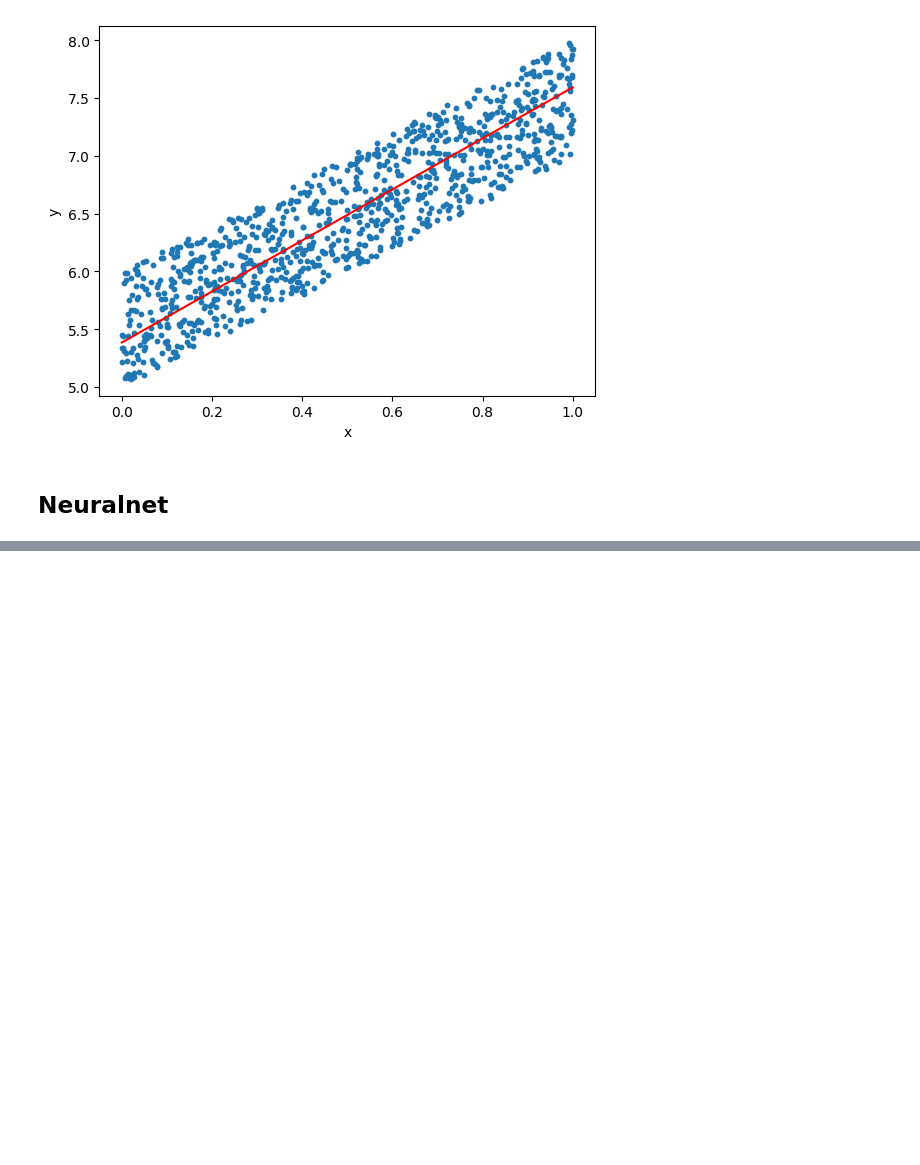
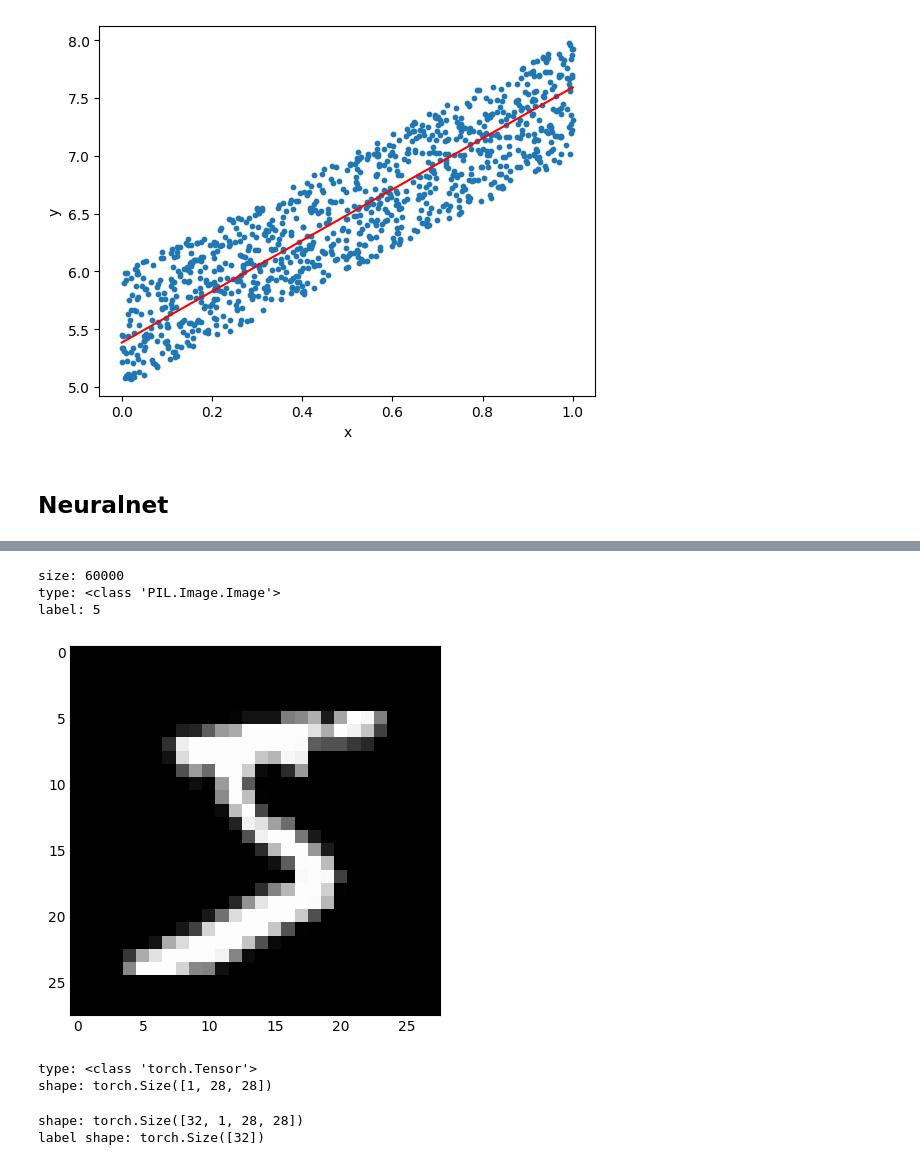
Before and after one commit to mae-commits/deep_learning_practice_5, a Jupyter notebook: 06_pytorch.ipynb, the cells around one changed output, grey strips where cells are left out. Cells and saved outputs as stored; diff of their text form; code cells hidden in the pictures; blank space fills up the shorter version.

```diff
--- a/06_pytorch.ipynb
+++ b/06_pytorch.ipynb
@@ -178,0 +258,60 @@ b = 5.384404182434082
+# %%
+# MNIST
+
+# Download the MNIST dataset as images.
+dataset = torchvision.datasets.MNIST(
+    root='./data',
+    train=True,
+    transform=None,
+    download=True
+)
+
+x, label = dataset[0]
+
+print('size:', len(dataset))
+print('type:', type(x))
+print('label:', label)
+
+plt.imshow(x, cmap='gray')
+plt.show()
+# %% [output]
+size: 60000
+type: <class 'PIL.Image.Image'>
+label: 5
+[figure, added]
+# %%
+# Proprocess
+
+transform = transforms.ToTensor()
+
+# Download the MNIST dataset as a tensor.
+dataset = torchvision.datasets.MNIST(
+    root='./data',
+    train=True,
+    transform=transform,
+    download=True
+)
+
+x, label = dataset[0]
+
+print('type:', type(x))
+print('shape:', x.shape)
+# %% [output]
+type: <class 'torch.Tensor'>
+shape: torch.Size([1, 28, 28])
+# %%
+# DataLoader
+
+dataloader = torch.utils.data.DataLoader(
+    dataset,
+    batch_size=32,
+    shuffle=True
+)
+
+for x, label in dataloader:
+    print('shape:', x.shape)
+    print('label shape:', label.shape)
+    break # Stop the loop to pick up onlt the first data.
+# %% [output]
+shape: torch.Size([32, 1, 28, 28])
+label shape: torch.Size([32])
```
Also changed, not shown: parts of 6 cells of this notebook, 9 other files.
